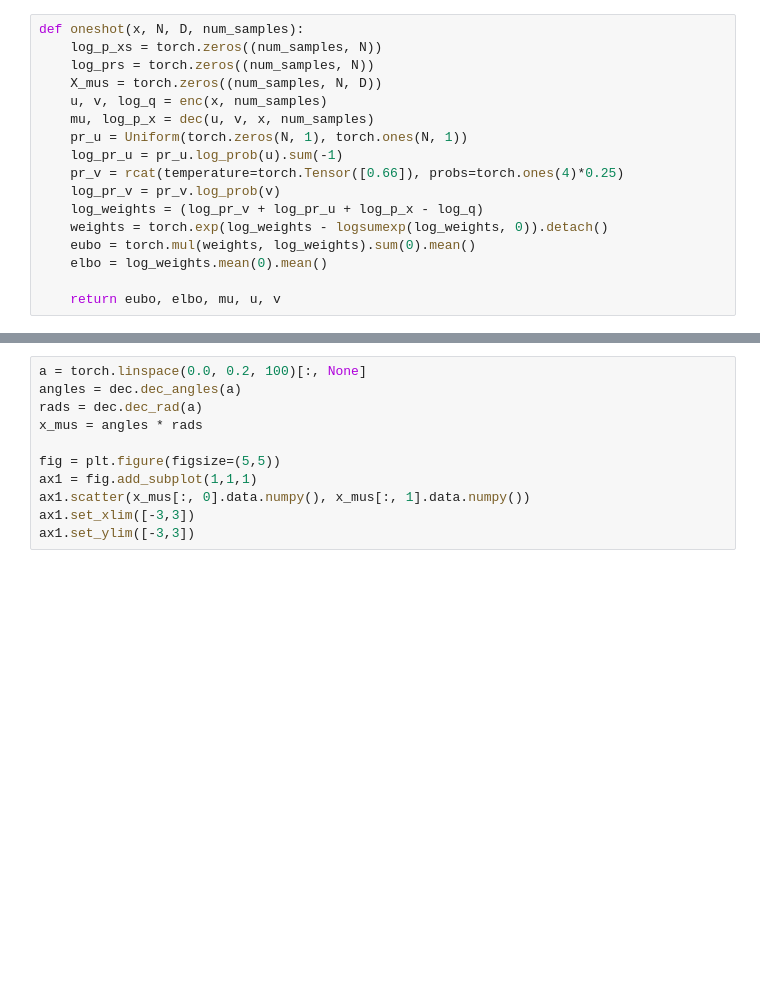
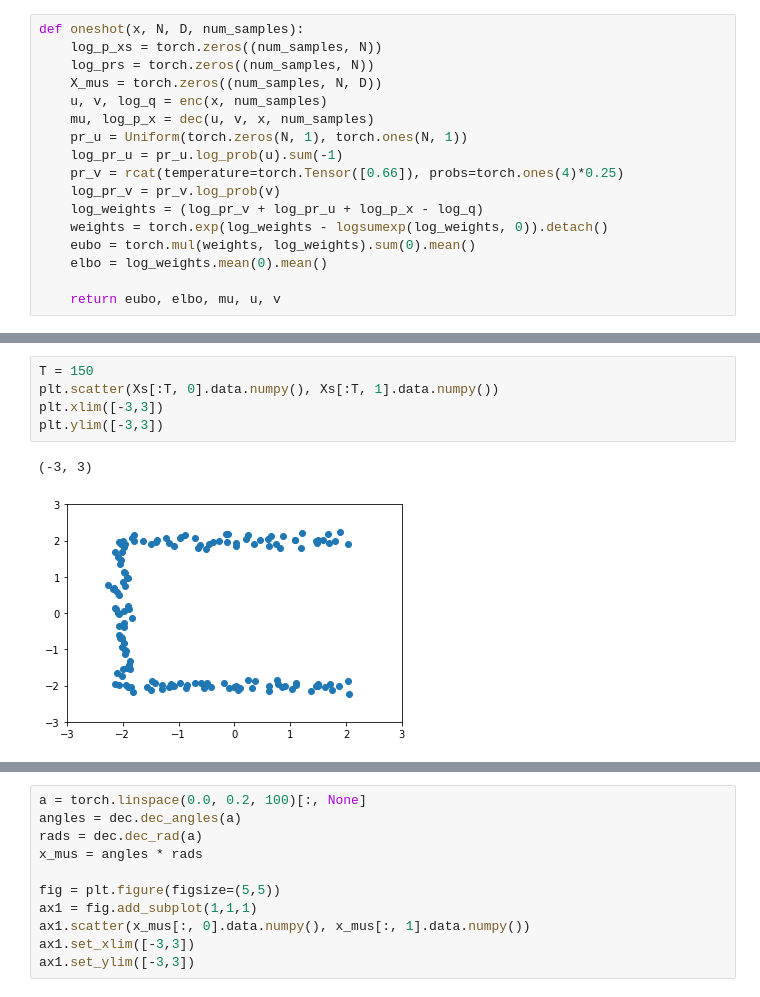
Before and after one commit to hao-w/apgs, a Jupyter notebook: amorgibbs/GeoShape/square-new-encoder.ipynb, the cells around one changed output, grey strips where cells are left out. Saved outputs shown, nothing was run; the diff lists cells and outputs as text; blank space fills up the shorter version.

```diff
--- a/amorgibbs/GeoShape/square-new-encoder.ipynb
+++ b/amorgibbs/GeoShape/square-new-encoder.ipynb
@@ -164,3 +167,11 @@ torch.Size([10, 1000, 2])
+# %%
+T = 150
+plt.scatter(Xs[:T, 0].data.numpy(), Xs[:T, 1].data.numpy())
+plt.xlim([-3,3])
+plt.ylim([-3,3])
+# %% [output]
+(-3, 3)
+[figure, added]
 # %%
 for s in range(NUM_SAMPLES):
     fig = plt.figure(figsize=(12,5))
```
Also changed, not shown: parts of 6 cells of this notebook, 5 other files.
